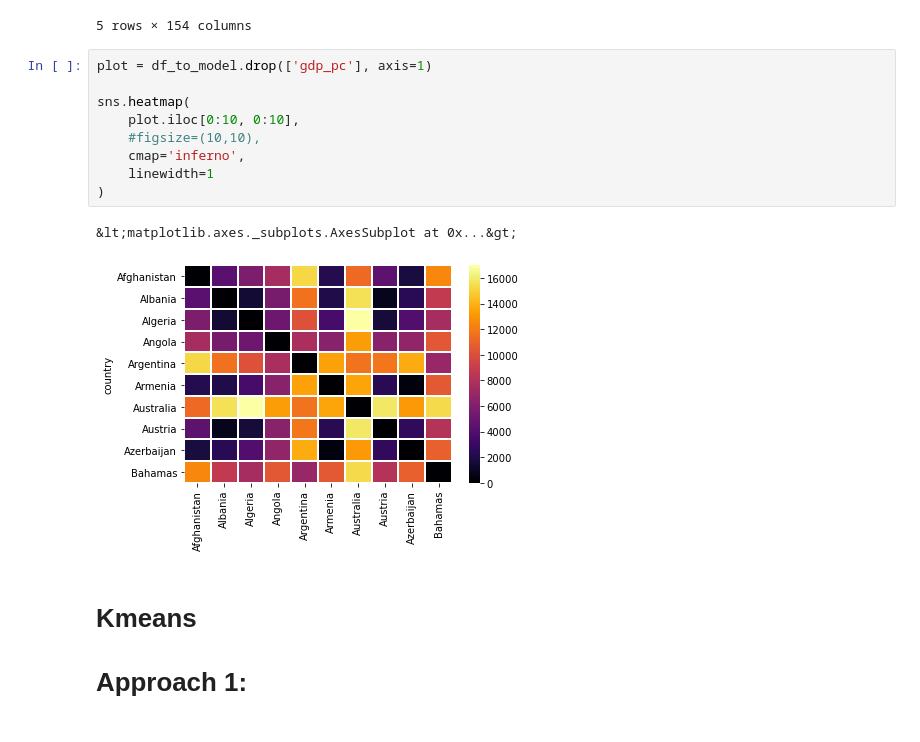
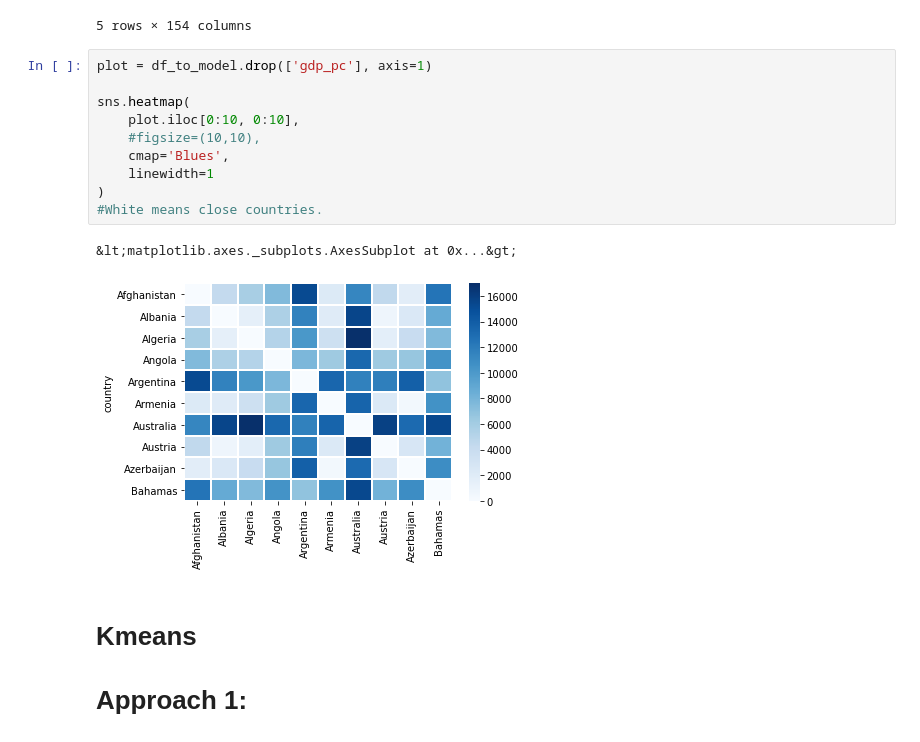
Before and after one commit to e2tovar/Geo-Economic-Clustering, a Jupyter notebook: geo_eco.ipynb, the cells around one changed output. Cells and saved outputs as stored; diff of their text form.

```diff
--- a/geo_eco.ipynb
+++ b/geo_eco.ipynb
@@ -240,15 +240,16 @@ df_to_model.head()
 # %%
 plot = df_to_model.drop(['gdp_pc'], axis=1)
 
 sns.heatmap(
     plot.iloc[0:10, 0:10],
     #figsize=(10,10),
-    cmap='inferno',
+    cmap='Blues',
     linewidth=1
 )
+#White means close countries.
 # %% [output]
 &lt;matplotlib.axes._subplots.AxesSubplot at 0x...&gt;
-[figure, old version]
+[figure, new version]
 # %% [markdown]
 # Kmeans
 # Approach 1:
```
Also changed, not shown: parts of 2 cells of this notebook, 3 other files.
